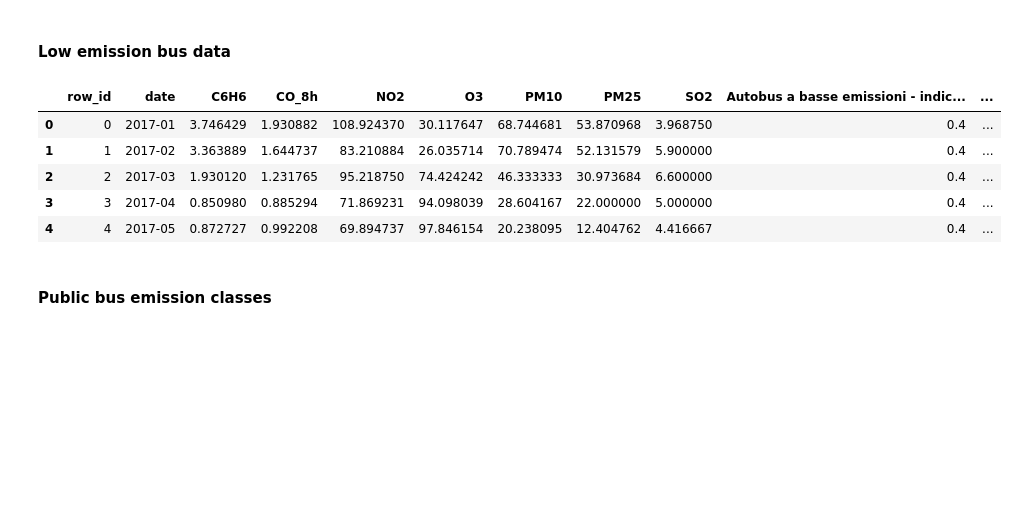
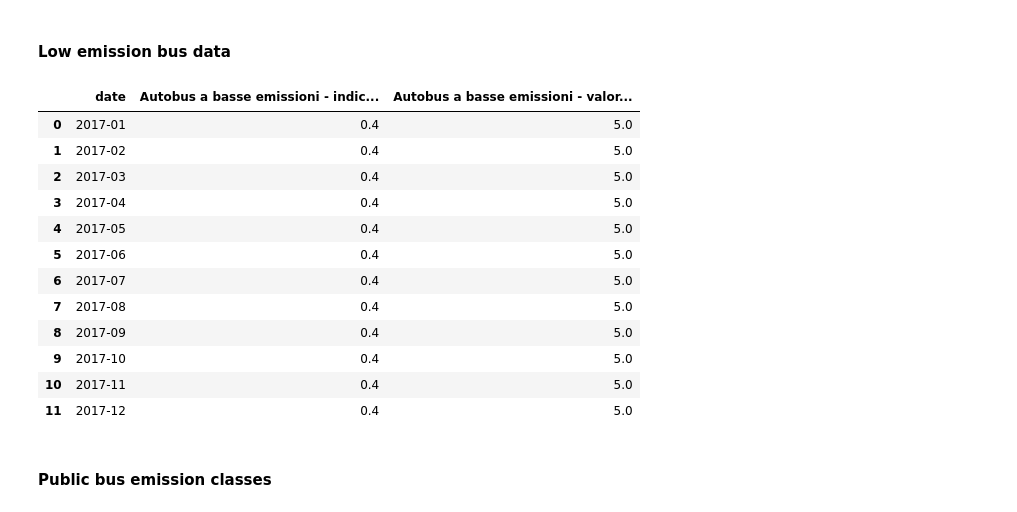
Before and after one commit to krzywonos/oade-vroom, a Jupyter notebook: mashup-creation/milan.ipynb, the cells around one changed output. Saved outputs shown, nothing was run; the diff lists cells and outputs as text; code cells hidden in the pictures; blank space fills up the shorter version.

```diff
--- a/mashup-creation/milan.ipynb
+++ b/mashup-creation/milan.ipynb
@@ -58,33 +59,39 @@ df.head()
 # %% [markdown]
 #### Low emission bus data
 # %%
-bus_data = pd.read_csv("../original-datasets/ds6.csv", sep=";")
-bus_data.columns = bus_data.columns.str.strip()
+ds6 = pd.read_csv("../original-datasets/ds6.csv", sep=";")
+ds6.columns = ds6.columns.str.strip()
 
-cols_to_add = [
-    "Autobus a basse emissioni - indicatore per 100 autobus",
-    "Autobus a basse emissioni - valore assoluto"
-]
+ds6 = ds6.map(lambda x: x.strip() if isinstance(x, str) else x)
 
-for col in cols_to_add:
-    df[col] = pd.NA
+indicator_col = "Autobus a basse emissioni - indicatore per 100 autobus"
+absolute_col = "Autobus a basse emissioni - valore assoluto"
 
-months_per_year = 12
+df[indicator_col] = np.nan
+df[absolute_col] = np.nan
 
-for idx, row in bus_data.iterrows():
-    start_idx = idx * months_per_year
-    end_idx = start_idx + months_per_year
-    for col in cols_to_add:
-        df.loc[start_idx:end_idx - 1, col] = row[col]
+for _, row in ds6.iterrows():
+    year_str = str(int(row["Anno"]))
+    match = df["date"].str.startswith(year_str)
 
-df.head()
+    df.loc[match, "Autobus a basse emissioni - indicatore per 100 autobus"] = row["Autobus a basse emissioni - indicatore per 100 autobus"]
+    df.loc[match, "Autobus a basse emissioni - valore assoluto"] = row["Autobus a basse emissioni - valore assoluto"]
+
+df[df["date"].str.startswith("2017")][["date", indicator_col, absolute_col]].dropna()
 # %% [output]
-|  | row_id | date | C6H6 | CO_8h | NO2 | O3 | PM10 | PM25 | SO2 | Autobus a basse emissioni - indic... | ... |
-| 0 | 0 | 2017-01 | 3.746429 | 1.930882 | 108.924370 | 30.117647 | 68.744681 | 53.870968 | 3.968750 | 0.4 | ... |
-| 1 | 1 | 2017-02 | 3.363889 | 1.644737 | 83.210884 | 26.035714 | 70.789474 | 52.131579 | 5.900000 | 0.4 | ... |
-| 2 | 2 | 2017-03 | 1.930120 | 1.231765 | 95.218750 | 74.424242 | 46.333333 | 30.973684 | 6.600000 | 0.4 | ... |
-| 3 | 3 | 2017-04 | 0.850980 | 0.885294 | 71.869231 | 94.098039 | 28.604167 | 22.000000 | 5.000000 | 0.4 | ... |
-| 4 | 4 | 2017-05 | 0.872727 | 0.992208 | 69.894737 | 97.846154 | 20.238095 | 12.404762 | 4.416667 | 0.4 | ... |
+|  | date | Autobus a basse emissioni - indic... | Autobus a basse emissioni - valor... |
+| 0 | 2017-01 | 0.4 | 5.0 |
+| 1 | 2017-02 | 0.4 | 5.0 |
+| 2 | 2017-03 | 0.4 | 5.0 |
+| 3 | 2017-04 | 0.4 | 5.0 |
+| 4 | 2017-05 | 0.4 | 5.0 |
+| 5 | 2017-06 | 0.4 | 5.0 |
+| 6 | 2017-07 | 0.4 | 5.0 |
+| 7 | 2017-08 | 0.4 | 5.0 |
+| 8 | 2017-09 | 0.4 | 5.0 |
+| 9 | 2017-10 | 0.4 | 5.0 |
+| 10 | 2017-11 | 0.4 | 5.0 |
+| 11 | 2017-12 | 0.4 | 5.0 |
 # %% [markdown]
 #### Public bus emission classes
 # %%
```
Also changed, not shown: parts of 11 cells of this notebook, 1 other file.
